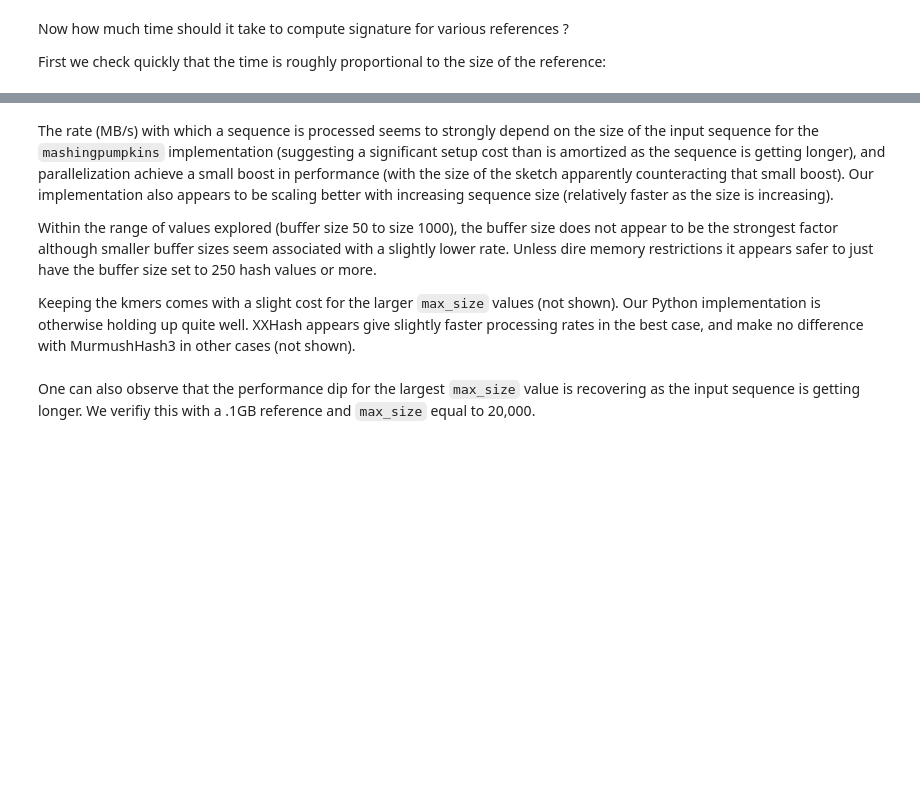
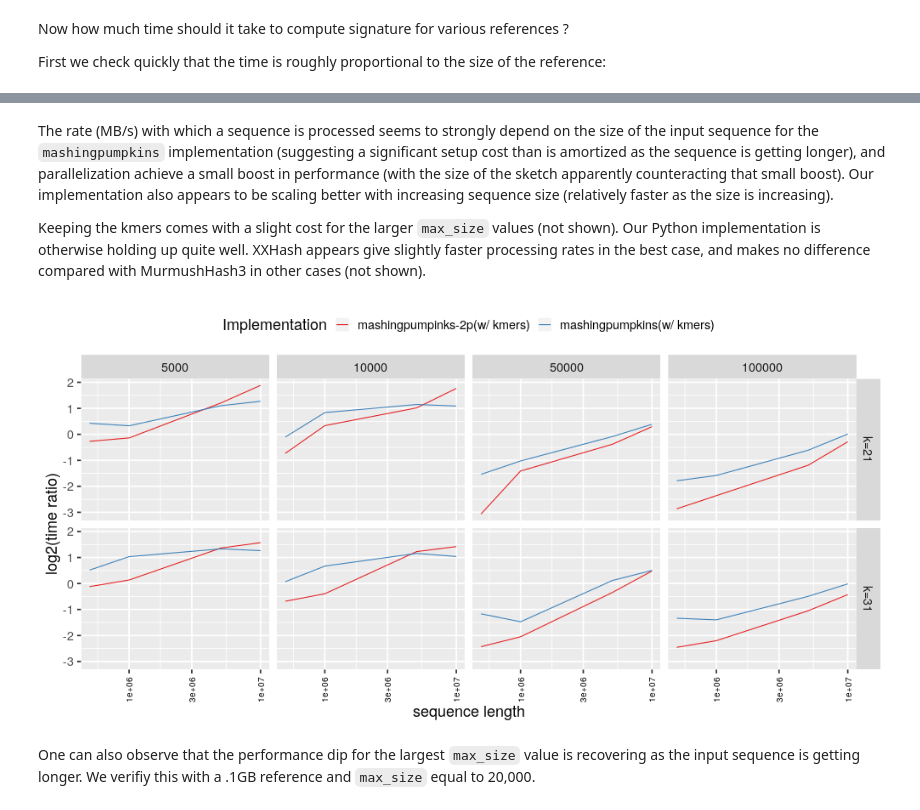
Before and after one commit to lgautier/mashing-pumpkins, a Jupyter notebook: doc/notebooks/MinHash, design and performance.ipynb, the cells around one changed output, grey strips where cells are left out. Cells and saved outputs as stored; diff of their text form; code cells hidden in the pictures; blank space fills up the shorter version.

```diff
--- a/doc/notebooks/MinHash, design and performance.ipynb
+++ b/doc/notebooks/MinHash, design and performance.ipynb
@@ -377,9 +404,38 @@ rpy2.ipython.ggplot.image_png(p, width=1000, height=500)
 # %% [markdown]
 The rate (MB/s) with which a sequence is processed seems to strongly depend on the size of the input sequence for the `mashingpumpkins` implementation (suggesting a significant setup cost than is amortized as the sequence is getting longer), and parallelization achieve a small boost in performance (with the size of the sketch apparently counteracting that small boost). Our implementation also appears to be scaling better with increasing sequence size (relatively faster as the size is increasing).
 
-Within the range of values explored (buffer size 50 to size 1000), the buffer size does not appear to be the strongest factor although smaller buffer sizes seem associated with a slightly lower rate. Unless dire memory restrictions it appears safer to just have the buffer size set to 250 hash values or more.
-
-Keeping the kmers comes with a slight cost for the larger `max_size` values (not shown). Our Python implementation is otherwise holding up quite well. XXHash appears give slightly faster processing rates in the best case, and make no difference with MurmushHash3 in other cases (not shown).
+Keeping the kmers comes with a slight cost for the larger `max_size` values (not shown). Our Python implementation is otherwise holding up quite well. XXHash appears give slightly faster processing rates in the best case, and makes no difference compared with MurmushHash3 in other cases (not shown).
+# %%
+dataf_plot = (
+    dataf
+       .filter("hashfun != 'xxhash'")
+       .mutate(nsize='paste0("k=", nsize)',
+               implementation='paste0(what, ifelse(keepngrams, "(w/ kmers)", ""))')
+)
+dataf_plot2 = (dataf_plot.filter('implementation!="sourmash"')
+              .inner_join(
+                  dataf_plot.filter('implementation=="sourmash"')
+                  .select('t', 'nsize', 'sketchsize', 'l_sequence'),
+                  by=StrVector(('nsize', 'sketchsize', 'l_sequence'))))
+p = (ggp.ggplot(dataf_plot2) +
+     ggp.geom_line(ggp.aes_string(x='l_sequence',
+                                  y='log2(t.y/t.x)',
+                                  color='implementation',
+                                  group='paste(implementation, bufsize, nsize, keepngrams)'),
+                   alpha=1) +
+     ggp.facet_grid(Formula('nsize~sketchsize')) +
+     ggp.scale_x_log10('sequence length') +
+     ggp.scale_y_continuous('log2(time ratio)') +
+     ggp.scale_color_brewer('Implementation', palette="Set1") +
+     ggp.theme_gray(base_size=18) +
+     ggp.theme(legend_position="top",
+               axis_text_x = ggp.element_text(angle = 90, hjust = 1))
+    )
+
+import rpy2.ipython.ggplot
+rpy2.ipython.ggplot.image_png(p, width=1000, height=500)
+# %% [output]
+[figure, added]
 # %% [markdown]
 One can also observe that the performance dip for the largest `max_size` value is recovering as the input sequence is getting longer. We verifiy this with a .1GB reference and `max_size` equal to 20,000.
 # %%
```
Also changed, not shown: parts of 25 cells of this notebook.
